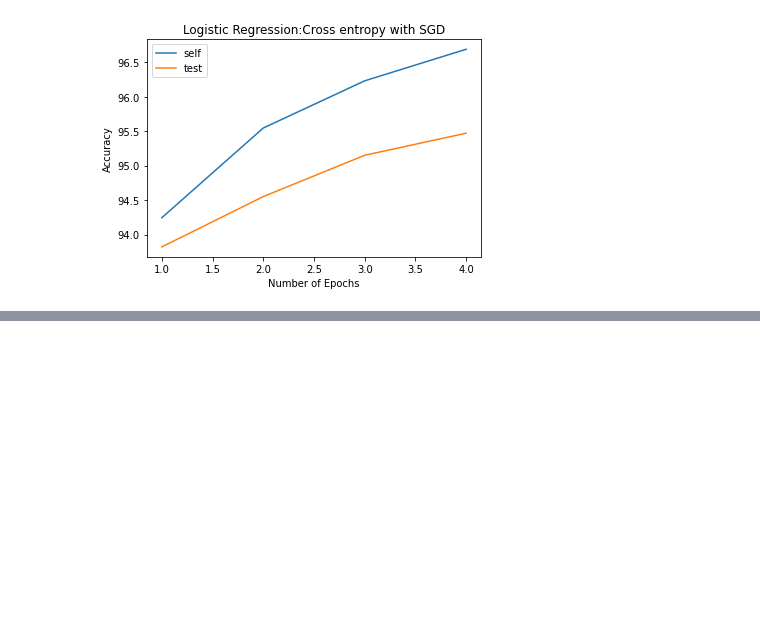
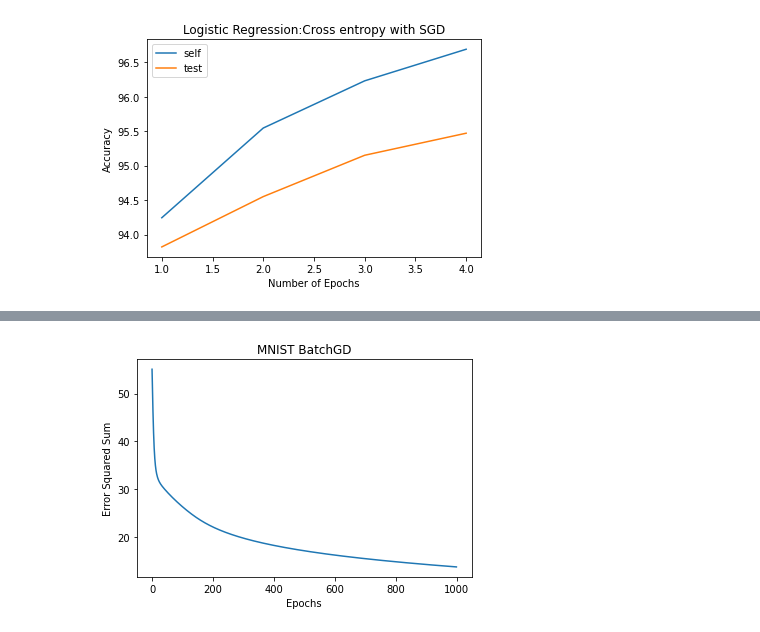
Before and after one commit to Younhong/JoyAIx, a Jupyter notebook: younhong/practice/week11.ipynb, the cells around one changed output, grey strips where cells are left out. Saved outputs shown, nothing was run; the diff lists cells and outputs as text; code cells hidden in the pictures; blank space fills up the shorter version.

```diff
--- a/younhong/practice/week11.ipynb
+++ b/younhong/practice/week11.ipynb
@@ -165,0 +338,9 @@ print(X_std[0])
+# %%
+import joy
+(X, y), (Xtest, ytest) = joy.load_mnist()
+X, y = X[:1000], y[:1000]
+Xtest, ytest = Xtest[:100], ytest[:100]
+nn = MnistBGD_LS(784, 100, 10, eta = 0.1, epochs = 1000)
+nn.fit(X, y)
+accuracy = nn.evaluate(Xtest, ytest)
+print('Accuracy {}%'.format(accuracy))
@@ -165,0 +359,11 @@ print(X_std[0])
+# %%
+import matplotlib.pyplot as plt
+%matplotlib inline
+
+plt.plot(range(len(nn.cost_)), nn.cost_)
+plt.title('MNIST BatchGD')
+plt.xlabel('Epochs')
+plt.ylabel('Error Squared Sum')
+plt.show()
+# %% [output]
+[figure, added]
```
Also changed, not shown: parts of 12 cells of this notebook, 2 other files.
